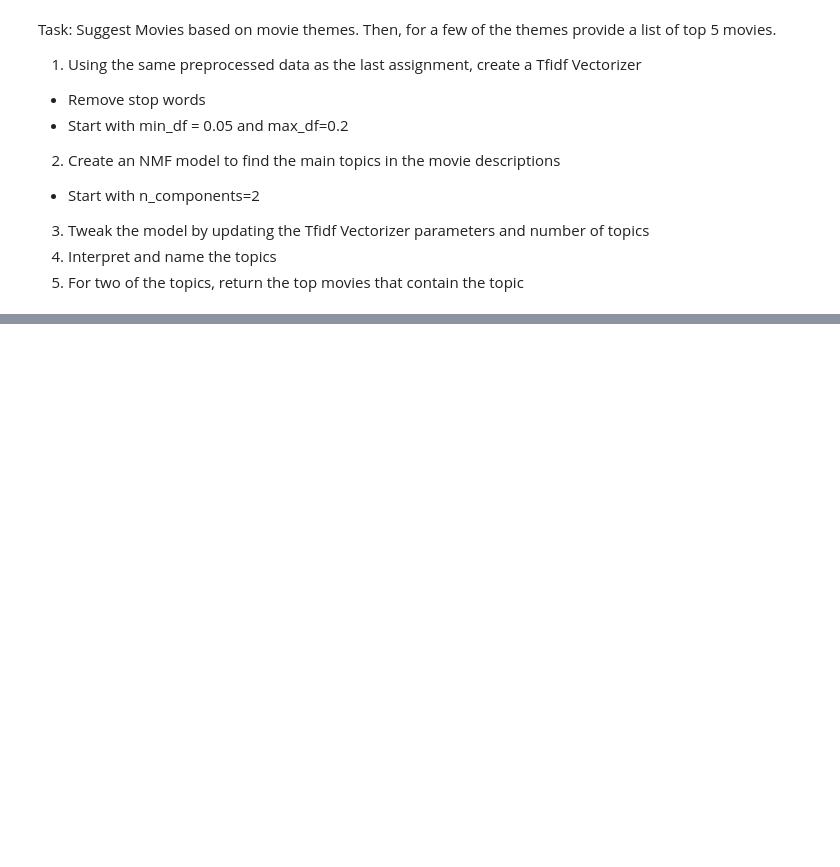
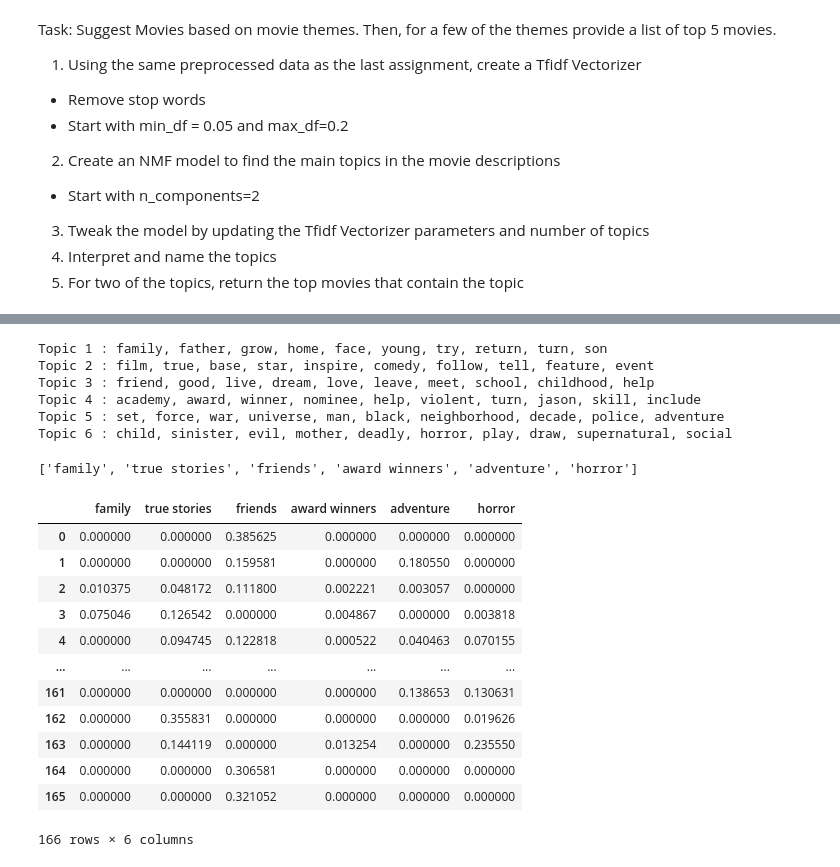
Before and after one commit to sulabola/NLP_in_Python, a Jupyter notebook: Chapter 3 - NLP with Machine Learning.ipynb, the cells around one changed output, grey strips where cells are left out. Drawn from its saved outputs; the diff is of its cells as text; code cells hidden in the pictures; blank space fills up the shorter version.

```diff
--- a/Chapter 3 - NLP with Machine Learning.ipynb
+++ b/Chapter 3 - NLP with Machine Learning.ipynb
@@ -1236,0 +1245,5 @@ Task: Suggest Movies based on movie themes. Then, for a few of the themes provid
+# %%
+tv3 = TfidfVectorizer(stop_words='english', min_df = 0.02, max_df=0.2)
+Xt3 = tv3.fit_transform(df['text_clean'])
+Xt_df3 = pd.DataFrame(Xt3.toarray(), columns=tv3.get_feature_names_out())
+Xt_df3.head()
@@ -1236,0 +1258,6 @@ Task: Suggest Movies based on movie themes. Then, for a few of the themes provid
+# %%
+### After some iterations, we have chosen the number of components as 6.
+
+nmf3 = NMF(n_components=6, random_state=42)
+W3 = nmf3.fit_transform(Xt_df3)
+H3 = nmf3.components_
@@ -1236,0 +1270,33 @@ Task: Suggest Movies based on movie themes. Then, for a few of the themes provid
+# %%
+disply_topics(H3)
+# %% [output]
+Topic 1 : family, father, grow, home, face, young, try, return, turn, son
+Topic 2 : film, true, base, star, inspire, comedy, follow, tell, feature, event
+Topic 3 : friend, good, live, dream, love, leave, meet, school, childhood, help
+Topic 4 : academy, award, winner, nominee, help, violent, turn, jason, skill, include
+Topic 5 : set, force, war, universe, man, black, neighborhood, decade, police, adventure
+Topic 6 : child, sinister, evil, mother, deadly, horror, play, draw, supernatural, social
+# %%
+### Topics:
+
+['family', 'true stories', 'friends', 'award winners', 'adventure', 'horror']
+# %% [output]
+['family', 'true stories', 'friends', 'award winners', 'adventure', 'horror']
+# %%
+doc_topics = pd.DataFrame(W3)
+doc_topics.columns = ['family', 'true stories', 'friends', 'award winners', 'adventure', 'horror']
+doc_topics
+# %% [output]
+|  | family | true stories | friends | award winners | adventure | horror |
+| 0 | 0.000000 | 0.000000 | 0.385625 | 0.000000 | 0.000000 | 0.000000 |
+| 1 | 0.000000 | 0.000000 | 0.159581 | 0.000000 | 0.180550 | 0.000000 |
+| 2 | 0.010375 | 0.048172 | 0.111800 | 0.002221 | 0.003057 | 0.000000 |
+| 3 | 0.075046 | 0.126542 | 0.000000 | 0.004867 | 0.000000 | 0.003818 |
+| 4 | 0.000000 | 0.094745 | 0.122818 | 0.000522 | 0.040463 | 0.070155 |
+| ... | ... | ... | ... | ... | ... | ... |
+| 161 | 0.000000 | 0.000000 | 0.000000 | 0.000000 | 0.138653 | 0.130631 |
+| 162 | 0.000000 | 0.355831 | 0.000000 | 0.000000 | 0.000000 | 0.019626 |
+| 163 | 0.000000 | 0.144119 | 0.000000 | 0.013254 | 0.000000 | 0.235550 |
+| 164 | 0.000000 | 0.000000 | 0.306581 | 0.000000 | 0.000000 | 0.000000 |
+| 165 | 0.000000 | 0.000000 | 0.321052 | 0.000000 | 0.000000 | 0.000000 |
+166 rows × 6 columns
```
Also changed, not shown: parts of 10 cells of this notebook.
